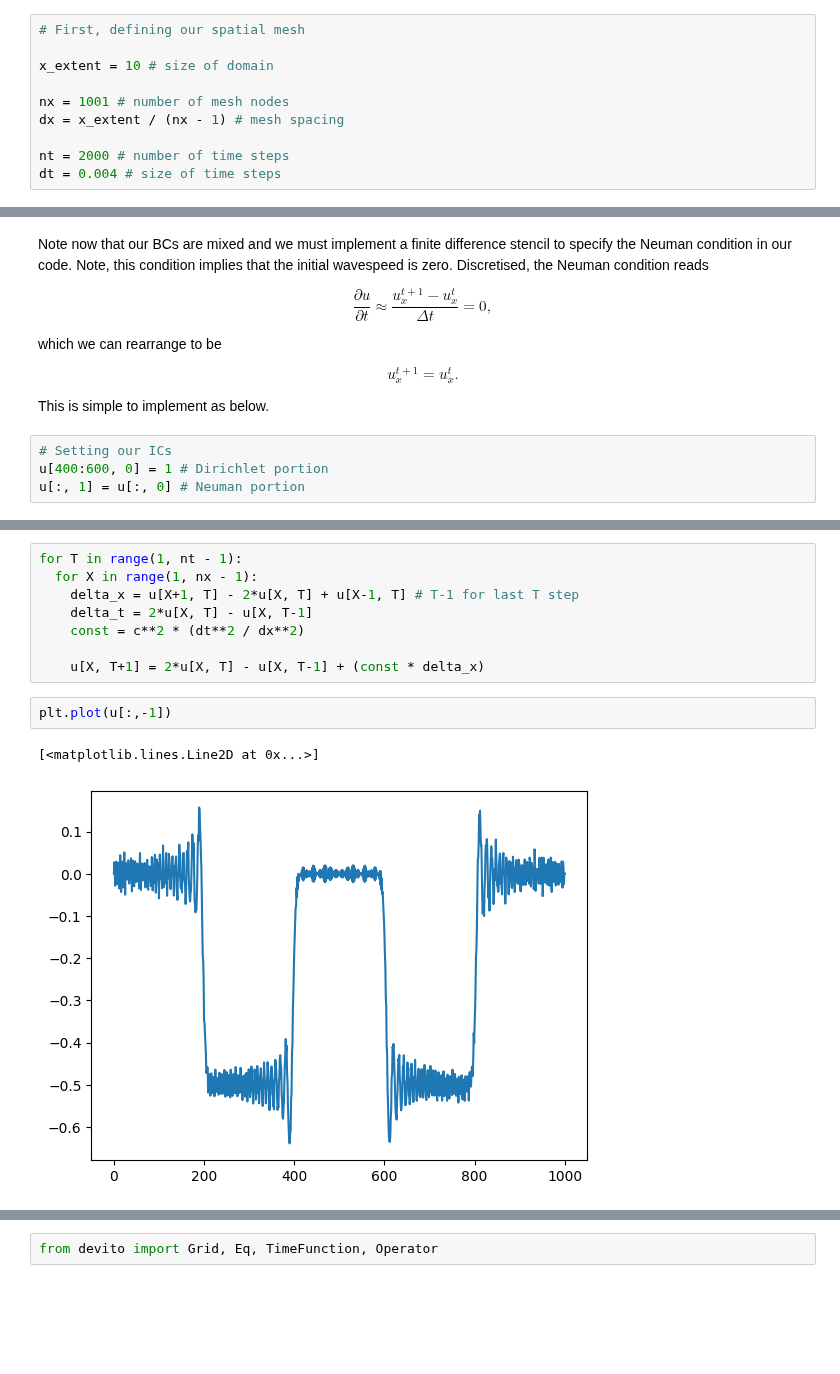
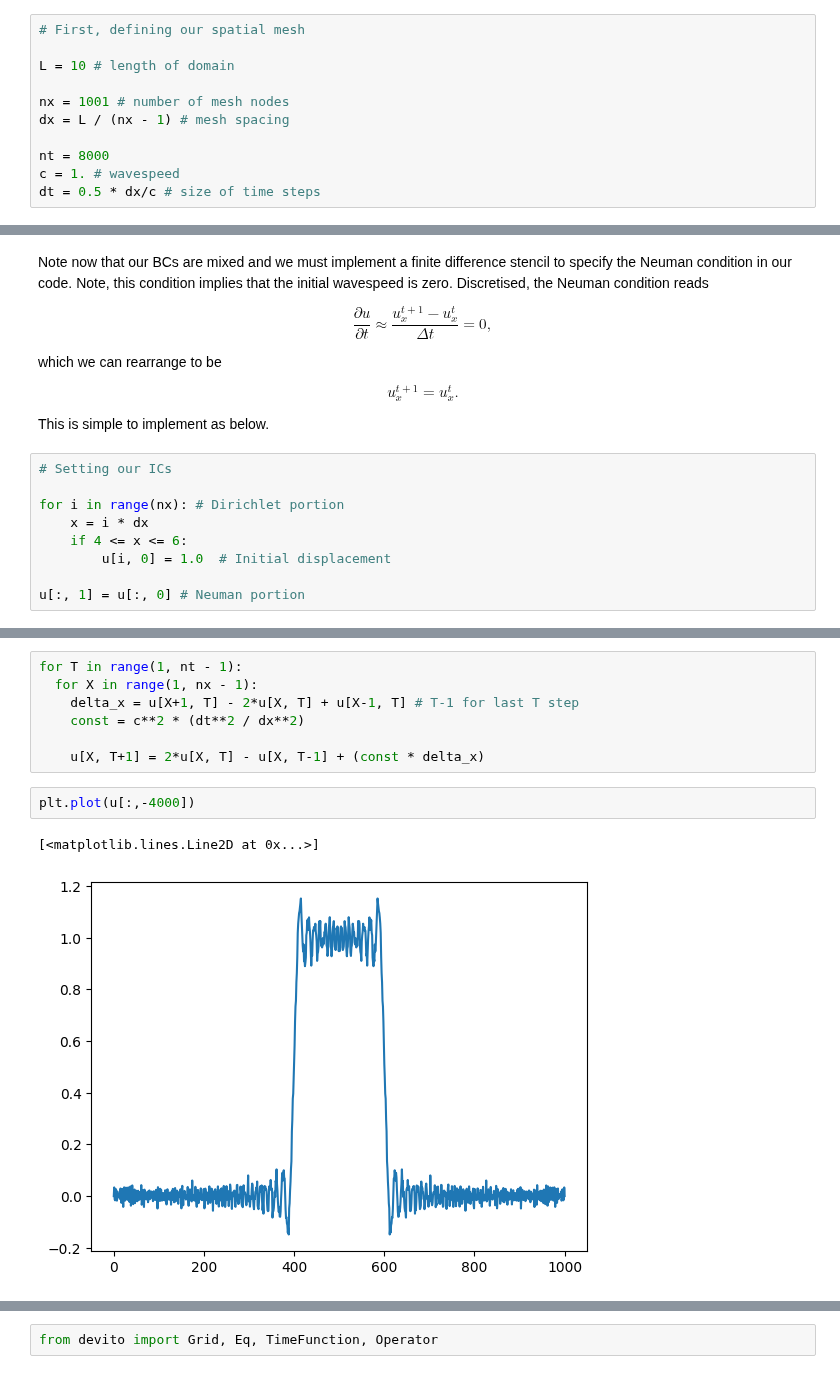
Before and after one commit to nocturnal-luke/Geophysical-inversion-undergraduate, a Jupyter notebook: lectures/L5/L5_exercises.ipynb, the cells around one changed output, grey strips where cells are left out. Cells and saved outputs as stored; diff of their text form; blank space fills up the shorter version.

```diff
--- a/lectures/L5/L5_exercises.ipynb
+++ b/lectures/L5/L5_exercises.ipynb
@@ -228,13 +228,14 @@ Let's implement this.
 # %%
 # First, defining our spatial mesh
 
-x_extent = 10 # size of domain
+L = 10 # length of domain
 
 nx = 1001 # number of mesh nodes
-dx = x_extent / (nx - 1) # mesh spacing
+dx = L / (nx - 1) # mesh spacing
 
-nt = 2000 # number of time steps
-dt = 0.004 # size of time steps
+nt = 8000
+c = 1. # wavespeed
+dt = 0.5 * dx/c # size of time steps
 # %%
 # Defining our wavefield
 u = np.zeros((nx, nt))
@@ -251,7 +251,12 @@ $$u_x^{t+1} = u_x^t .$$
 This is simple to implement as below.
 # %%
 # Setting our ICs
-u[400:600, 0] = 1 # Dirichlet portion
+
+for i in range(nx): # Dirichlet portion
+    x = i * dx
+    if 4 <= x <= 6:
+        u[i, 0] = 1.0  # Initial displacement
+
 u[:, 1] = u[:, 0] # Neuman portion
 # %%
 plt.plot(u[:,0])
@@ -265,12 +270,11 @@ Text(0.5, 1.0, '$u(x, 0)$')
 for T in range(1, nt - 1):
   for X in range(1, nx - 1):
     delta_x = u[X+1, T] - 2*u[X, T] + u[X-1, T] # T-1 for last T step
-    delta_t = 2*u[X, T] - u[X, T-1]
     const = c**2 * (dt**2 / dx**2)
 
     u[X, T+1] = 2*u[X, T] - u[X, T-1] + (const * delta_x)
 # %%
-plt.plot(u[:,-1])
+plt.plot(u[:,-4000])
 # %% [output]
 [<matplotlib.lines.Line2D at 0x...>]
-[figure, old version]
+[figure, new version]
```
Also changed, not shown: parts of 4 cells of this notebook.
